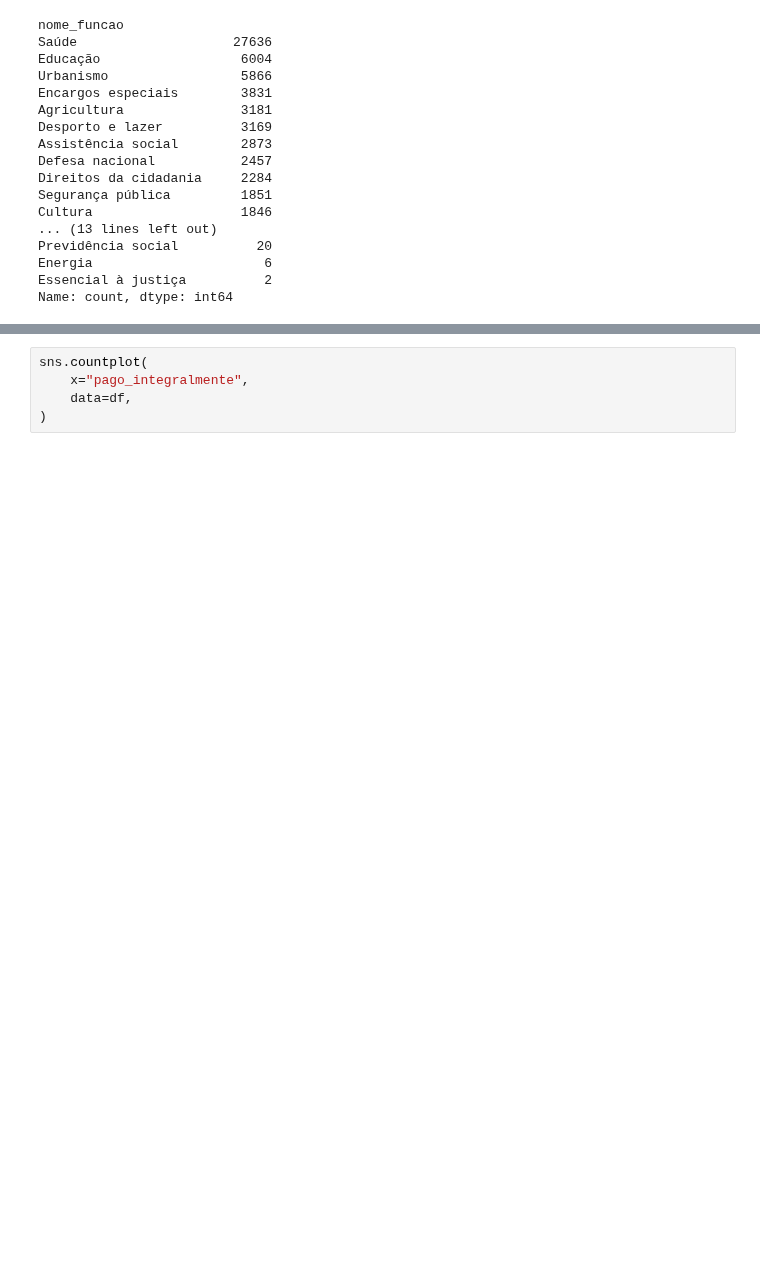
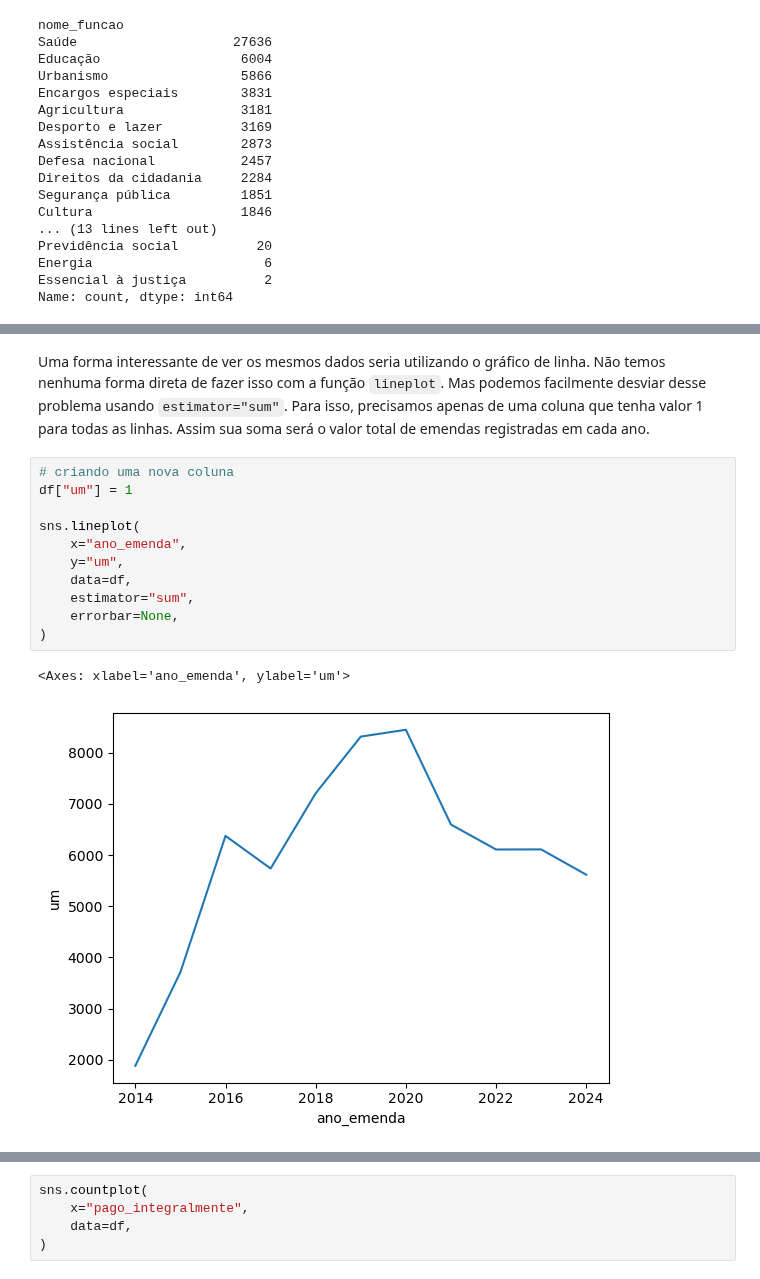
Before and after one commit to lthevenard/curso_prog, a Jupyter notebook: aulas/aula9/apostila_cap_8.ipynb, the cells around one changed output, grey strips where cells are left out. Saved outputs shown, nothing was run; the diff lists cells and outputs as text; blank space fills up the shorter version.

```diff
--- a/aulas/aula9/apostila_cap_8.ipynb
+++ b/aulas/aula9/apostila_cap_8.ipynb
@@ -75,0 +86,16 @@ Vamos criar um gráfico para entender a coluna `pago_integralmente`:
+# %% [markdown]
+Uma forma interessante de ver os mesmos dados seria utilizando o gráfico de linha. Não temos nenhuma forma direta de fazer isso com a função `lineplot`. Mas podemos facilmente desviar desse problema usando `estimator="sum"`. Para isso, precisamos apenas de uma coluna que tenha valor 1 para todas as linhas. Assim sua soma será o valor total de emendas registradas em cada ano.
+# %%
+# criando uma nova coluna
+df["um"] = 1
+
+sns.lineplot(
+    x="ano_emenda",
+    y="um",
+    data=df,
+    estimator="sum",
+    errorbar=None,
+)
+# %% [output]
+<Axes: xlabel='ano_emenda', ylabel='um'>
+[figure, added]
```
Also changed, not shown: parts of 23 cells of this notebook.
